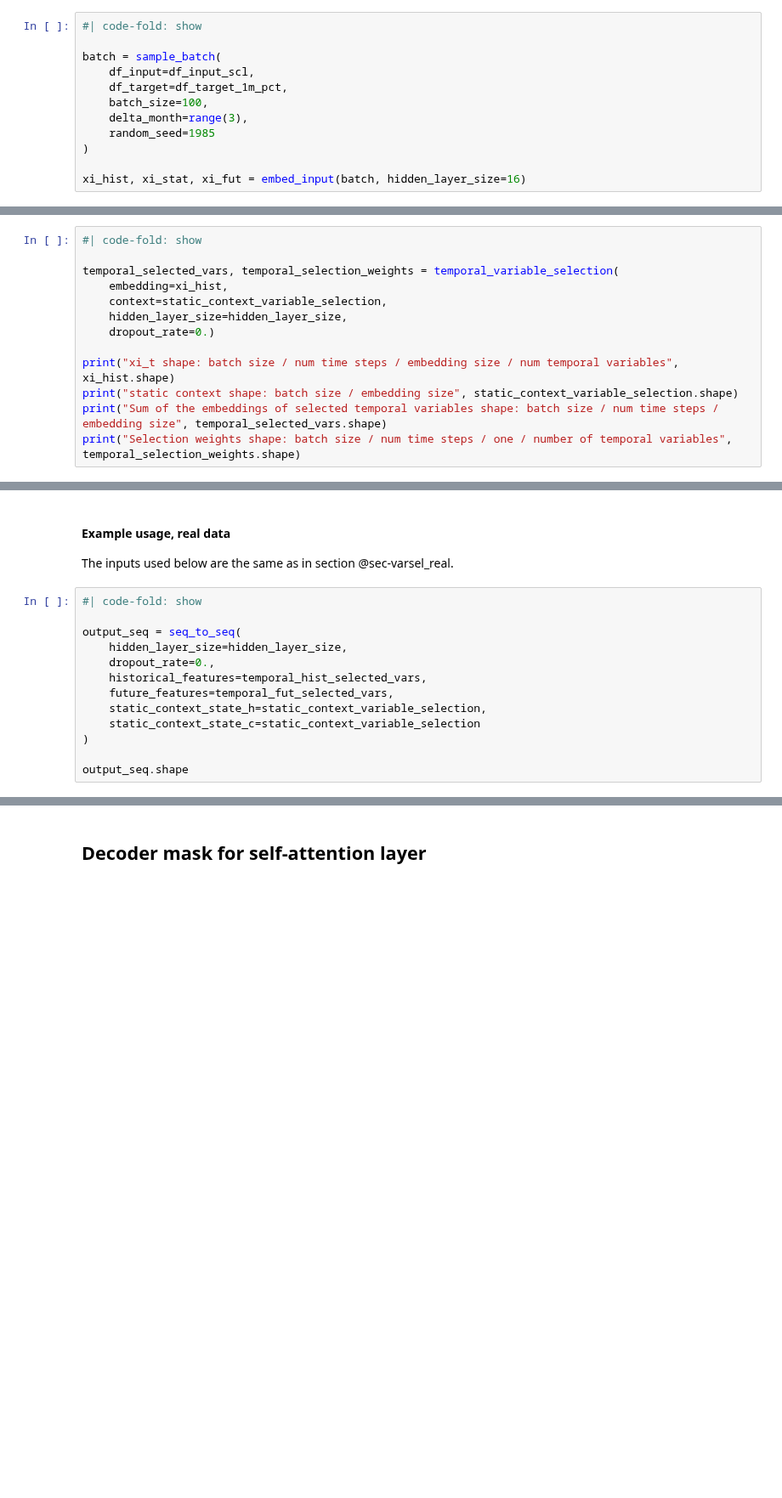
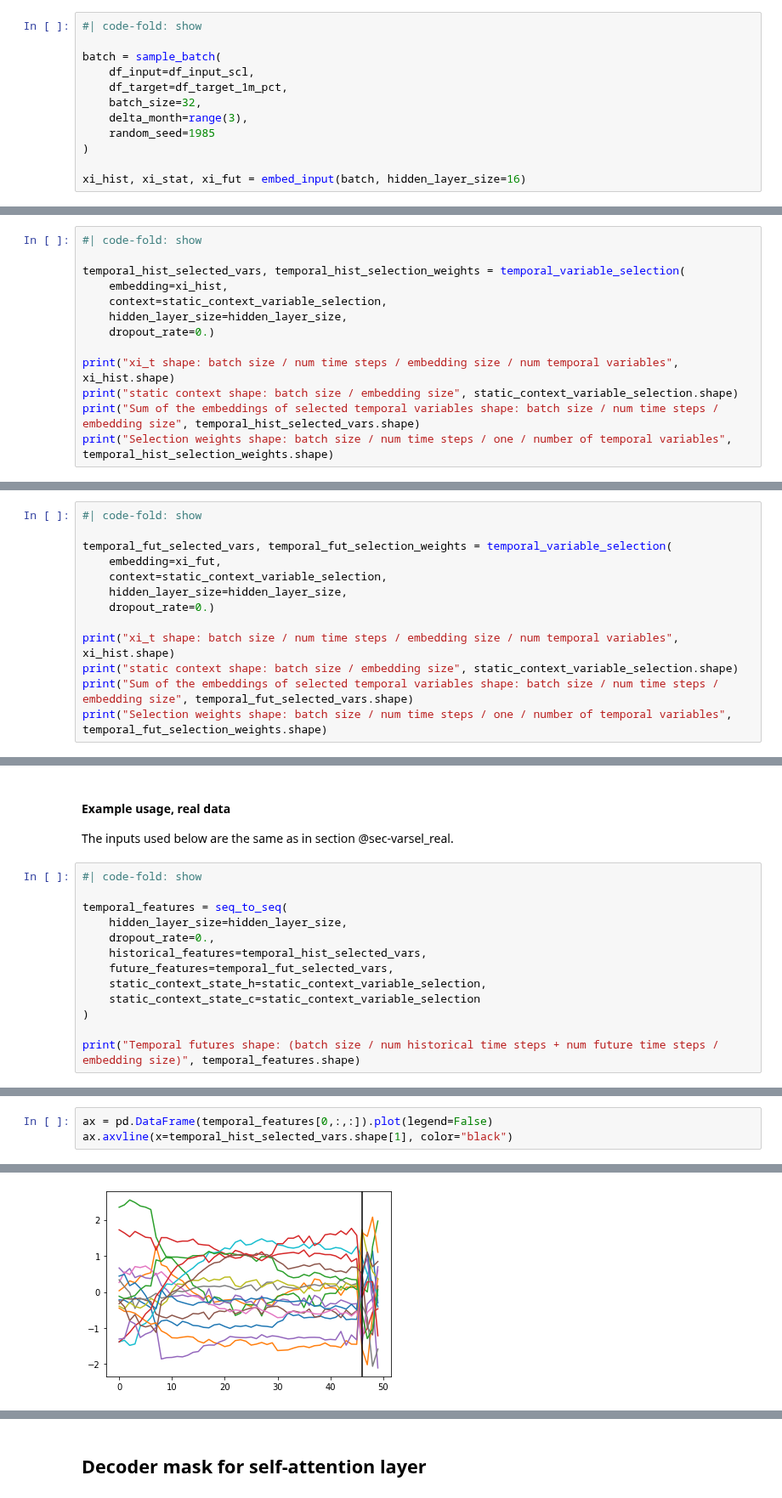
Before and after one commit to dkgaraujo/TemporalFusionTransformers, a Jupyter notebook: temporal_fusion_transformers.ipynb, the cells around one changed output, grey strips where cells are left out. Shown at 85% size. Drawn from its saved outputs; the diff is of its cells as text; blank space fills up the shorter version.

Commit message:
seq_to_seq and static enrichment

```diff
--- a/temporal_fusion_transformers.ipynb
+++ b/temporal_fusion_transformers.ipynb
@@ -1058,7 +1058,7 @@ The dimension of the input transformation, `hidden_layer_size`, is usually set t
 batch = sample_batch(
     df_input=df_input_scl,
     df_target=df_target_1m_pct,
-    batch_size=100,
+    batch_size=32,
     delta_month=range(3),
     random_seed=1985
 )
@@ -1847,7 +1857,7 @@ The selection of the temporal variables also requires the context from the stati
 # %%
 #| code-fold: show
 
-temporal_selected_vars, temporal_selection_weights = temporal_variable_selection(
+temporal_hist_selected_vars, temporal_hist_selection_weights = temporal_variable_selection(
     embedding=xi_hist,
     context=static_context_variable_selection,
     hidden_layer_size=hidden_layer_size,
@@ -1855,6 +1865,6 @@ temporal_selected_vars, temporal_selection_weights = temporal_variable_selection
 
 print("xi_t shape: batch size / num time steps / embedding size / num temporal variables", xi_hist.shape)
 print("static context shape: batch size / embedding size", static_context_variable_selection.shape)
-print("Sum of the embeddings of selected temporal variables shape: batch size / num time steps / embedding size", temporal_selected_vars.shape)
-print("Selection weights shape: batch size / num time steps / one / number of temporal variables", temporal_selection_weights.shape)
+print("Sum of the embeddings of selected temporal variables shape: batch size / num time steps / embedding size", temporal_hist_selected_vars.shape)
+print("Selection weights shape: batch size / num time steps / one / number of temporal variables", temporal_hist_selection_weights.shape)
 # %% [output]
@@ -1866,0 +1877,13 @@ Selection weights shape: batch size / num time steps / one / number of temporal
+# %%
+#| code-fold: show
+
+temporal_fut_selected_vars, temporal_fut_selection_weights = temporal_variable_selection(
+    embedding=xi_fut,
+    context=static_context_variable_selection,
+    hidden_layer_size=hidden_layer_size,
+    dropout_rate=0.)
+
+print("xi_t shape: batch size / num time steps / embedding size / num temporal variables", xi_hist.shape)
+print("static context shape: batch size / embedding size", static_context_variable_selection.shape)
+print("Sum of the embeddings of selected temporal variables shape: batch size / num time steps / embedding size", temporal_fut_selected_vars.shape)
+print("Selection weights shape: batch size / num time steps / one / number of temporal variables", temporal_fut_selection_weights.shape)
@@ -1996,7 +2018,7 @@ The inputs used below are the same as in section @sec-varsel_real.
 # %%
 #| code-fold: show
 
-output_seq = seq_to_seq(
+temporal_features = seq_to_seq(
     hidden_layer_size=hidden_layer_size,
     dropout_rate=0.,
     historical_features=temporal_hist_selected_vars,
@@ -2005,4 +2027,4 @@ output_seq = seq_to_seq(
     static_context_state_c=static_context_variable_selection
 )
 
-output_seq.shape
+print("Temporal futures shape: (batch size / num historical time steps + num future time steps / embedding size)", temporal_features.shape)
@@ -2008,0 +2039,4 @@ output_seq.shape
+# %%
+ax = pd.DataFrame(temporal_features[0,:,:]).plot(legend=False)
+ax.axvline(x=temporal_hist_selected_vars.shape[1], color="black")
+# %% [output]
@@ -2008,0 +2044 @@ output_seq.shape
+[figure, added]
```
Also changed, not shown: parts of 35 cells of this notebook, 1 other file.
